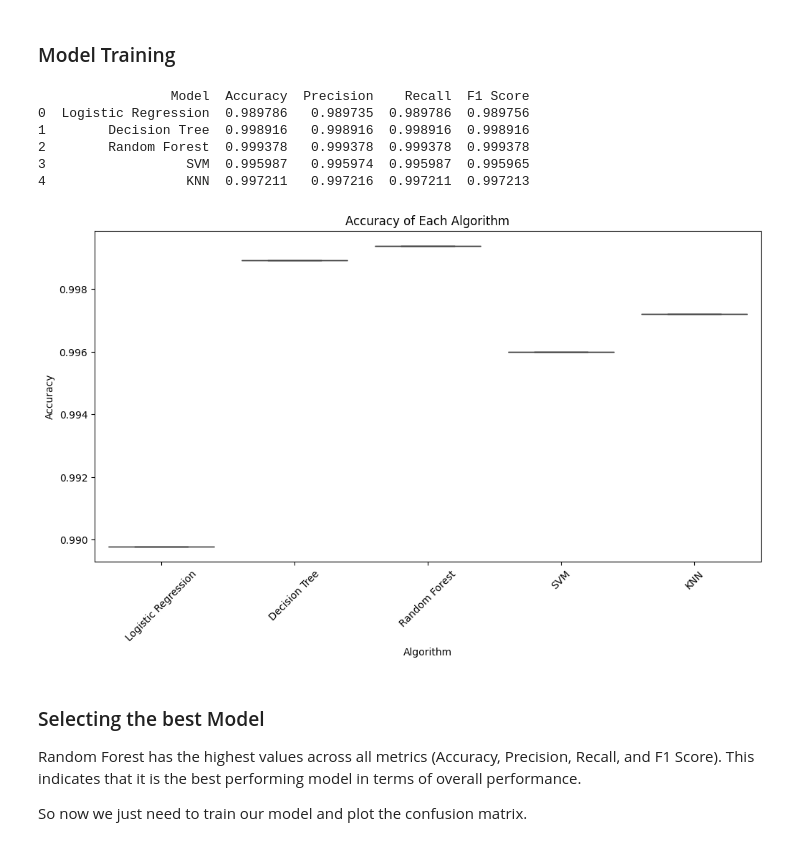
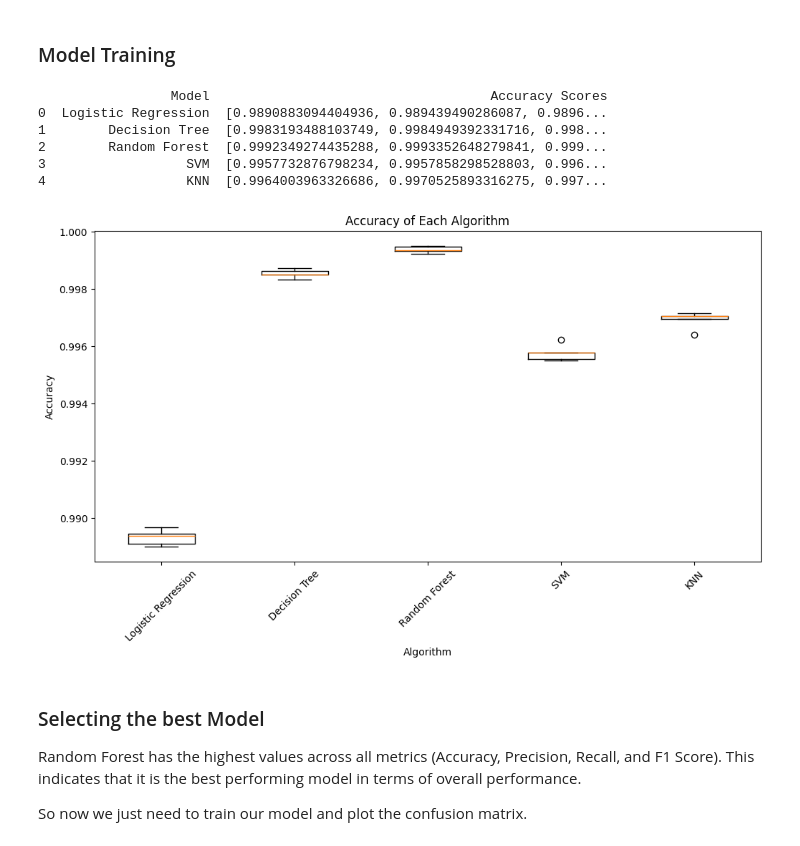
Before and after one commit to MariaMitk/AI_Project2, a Jupyter notebook: EvasivePDFsamples.ipynb, the cells around one changed output. Saved outputs shown, nothing was run; the diff lists cells and outputs as text; code cells hidden in the pictures.

Commit message:
model training

```diff
--- a/EvasivePDFsamples.ipynb
+++ b/EvasivePDFsamples.ipynb
@@ -236,16 +236,16 @@ plt.show()
 # %% [markdown]
 ### Model Training
 # %%
-# from sklearn.linear_model import LogisticRegression
-# from sklearn.model_selection import KFold, cross_val_score
-# from sklearn.tree import DecisionTreeClassifier
-# from sklearn.ensemble import RandomForestClassifier
-# from sklearn.svm import SVC
-# from sklearn.neighbors import KNeighborsClassifier
-# from sklearn.metrics import accuracy_score, precision_score, recall_score, f1_score, confusion_matrix
-# import time
-# import pandas as pd
-# import matplotlib.pyplot as plt
+from sklearn.linear_model import LogisticRegression
+from sklearn.model_selection import KFold, cross_val_score
+from sklearn.tree import DecisionTreeClassifier
+from sklearn.ensemble import RandomForestClassifier
+from sklearn.svm import SVC
+from sklearn.neighbors import KNeighborsClassifier
+from sklearn.metrics import accuracy_score, precision_score, recall_score, f1_score, confusion_matrix
+import time
+import pandas as pd
+import matplotlib.pyplot as plt
 
 # Define models
 models = {
@@ -256,29 +256,21 @@ models = {
     "KNN": KNeighborsClassifier()
 }
 
+
+# KFold cross-validation
+cv = 5  # number of folds
+
 # Train and evaluate the models
 results = []
 
 for model_name, model in models.items():
-    # Train the model
-    model.fit(X_train, y_train)
-
-    # Predict on the test set
-    y_pred = model.predict(X_test)
-
-    # Evaluate the model
-    accuracy = accuracy_score(y_test, y_pred)
-    precision = precision_score(y_test, y_pred, average='weighted')
-    recall = recall_score(y_test, y_pred, average='weighted')
-    f1 = f1_score(y_test, y_pred, average='weighted')
+    # Perform cross-validation
+    cv_scores = cross_val_score(model, X_train, y_train, cv=cv, scoring='accuracy')
 
     # Append the results
     results.append({
         'Model': model_name,
-        'Accuracy': accuracy,
-        'Precision': precision,
-        'Recall': recall,
-        'F1 Score': f1
+        'Accuracy Scores': cv_scores
     })
 
 # Convert results to a DataFrame
@@ -287,22 +279,22 @@ results_df = pd.DataFrame(results)
 # Display the results
 print(results_df)
 # %% [output]
-                 Model  Accuracy  Precision    Recall  F1 Score
-0  Logistic Regression  0.989786   0.989735  0.989786  0.989756
-1        Decision Tree  0.998916   0.998916  0.998916  0.998916
-2        Random Forest  0.999378   0.999378  0.999378  0.999378
-3                  SVM  0.995987   0.995974  0.995987  0.995965
-4                  KNN  0.997211   0.997216  0.997211  0.997213
+                 Model                                    Accuracy Scores
+0  Logistic Regression  [0.9890883094404936, 0.989439490286087, 0.9896...
+1        Decision Tree  [0.9983193488103749, 0.9984949392331716, 0.998...
+2        Random Forest  [0.9992349274435288, 0.9993352648279841, 0.999...
+3                  SVM  [0.9957732876798234, 0.9957858298528803, 0.996...
+4                  KNN  [0.9964003963326686, 0.9970525893316275, 0.997...
 # %%
 plt.figure(figsize=(12, 6))
-sns.boxplot(x='Model', y='Accuracy', data=results_df)
+plt.boxplot([result['Accuracy Scores'] for result in results], labels=[result['Model'] for result in results], vert=True)
 plt.title('Accuracy of Each Algorithm')
 plt.ylabel('Accuracy')
 plt.xlabel('Algorithm')
 plt.xticks(rotation=45)
 plt.show()
 # %% [output]
-[figure, old version]
+[figure, new version]
 # %% [markdown]
 ### Selecting the best Model
 Random Forest has the highest values across all metrics (Accuracy, Precision, Recall, and F1 Score). This indicates that it is the best performing model in terms of overall performance.
```
Also changed, not shown: parts of 1 cell of this notebook, 2 other files.
